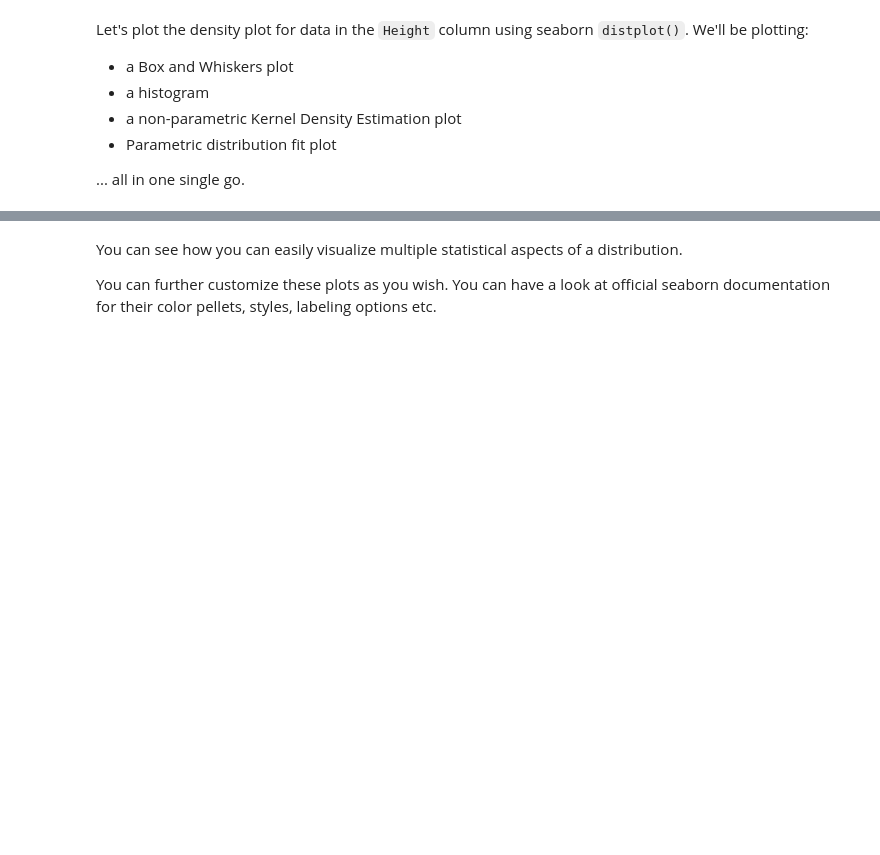
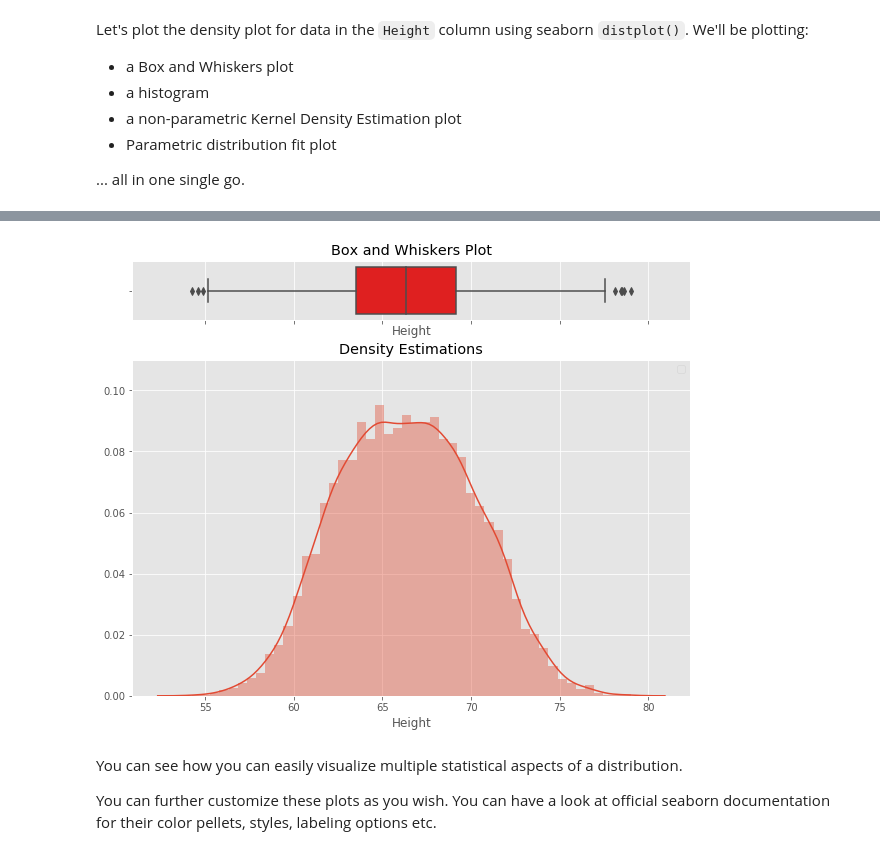
Before and after one commit to mzhou356/dsc-probability-density-function-dc-ds-060319, a Jupyter notebook: index.ipynb, the cells around one changed output, grey strips where cells are left out. Drawn from its saved outputs; the diff is of its cells as text; code cells hidden in the pictures; blank space fills up the shorter version.

```diff
--- a/index.ipynb
+++ b/index.ipynb
@@ -178,7 +178,7 @@ import numpy as np
 # sharex allows sharing of axes i.e. building multiple plots on same axes
 fig, (ax, ax2) = plt.subplots(2, sharex=True, gridspec_kw={"height_ratios": (.15, .85)}, figsize = (10,8) )
 
-sns.distplot(data.Height,
+sns.distplot(data.Height)
 #              hist=True, hist_kws={
 #                                   "linewidth": 2,
 #                                   "edgecolor" :'red',
@@ -198,3 +198,4 @@ SyntaxError: invalid syntax (<ipython-input-9-8f79659b2665>, line 16)
+[figure, added]
 # %% [markdown]
 You can see how you can easily visualize multiple statistical aspects of a distribution.
 
```
Also changed, not shown: parts of 1 cell of this notebook.
